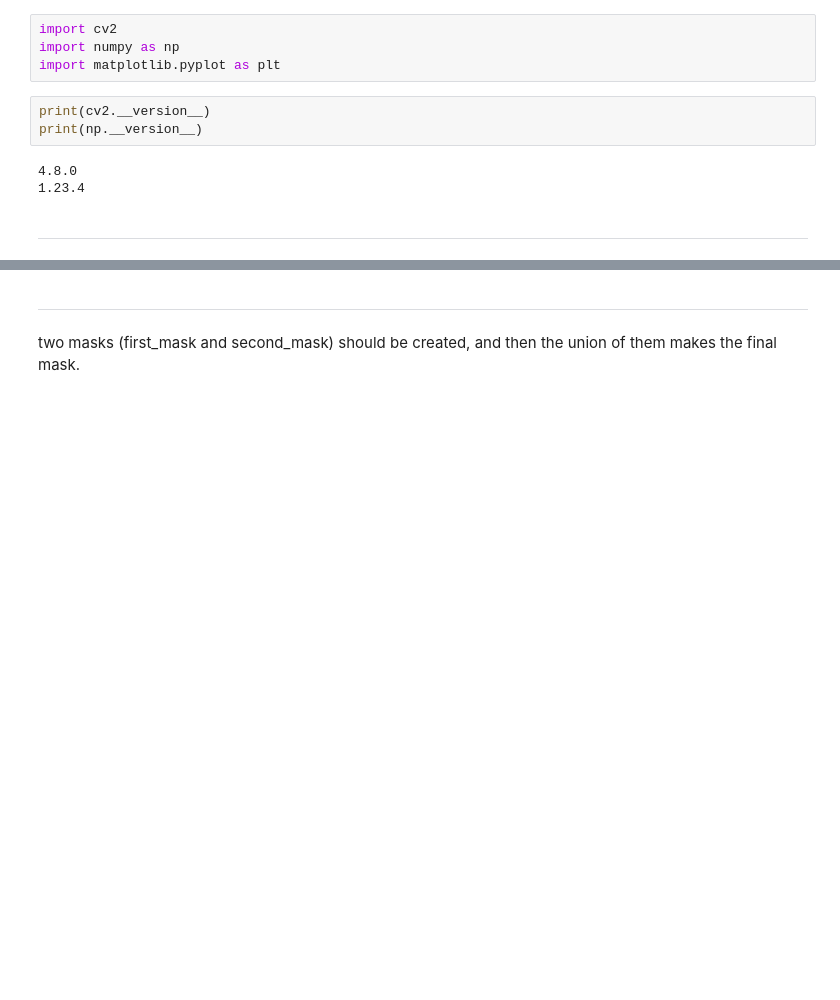
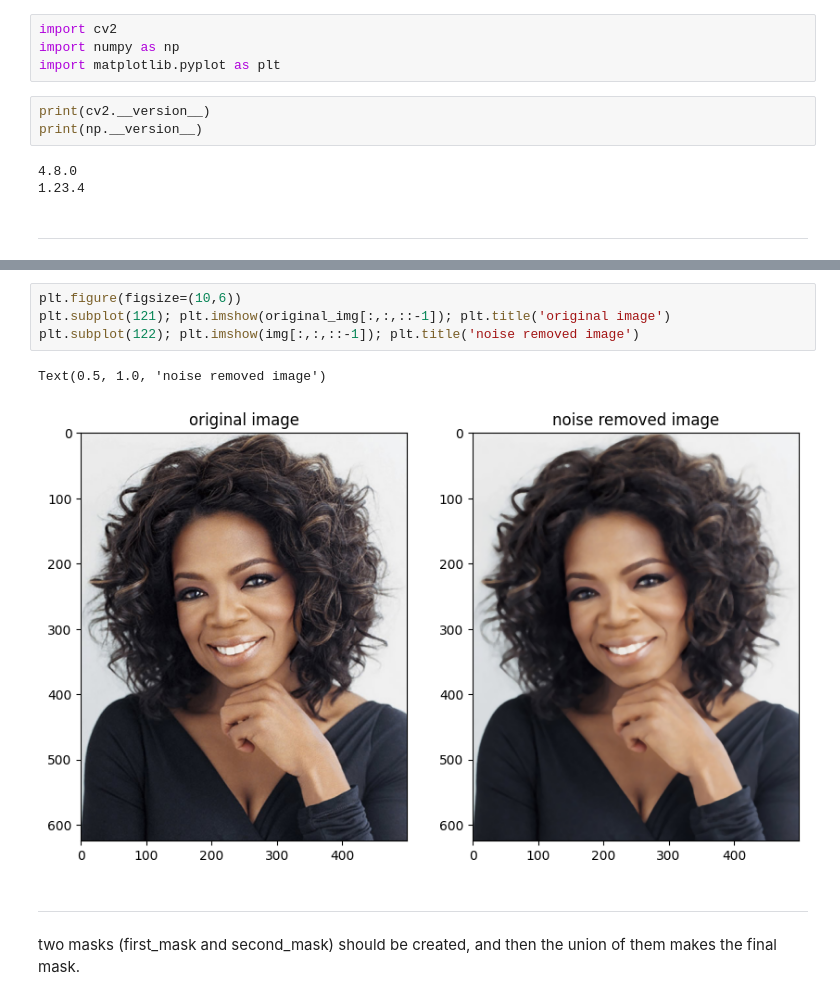
Before and after one commit to MelikaRad/CV_SkinDetection, a Jupyter notebook: CV_SkinDetection.ipynb, the cells around one changed output, grey strips where cells are left out. Saved outputs shown, nothing was run; the diff lists cells and outputs as text; blank space fills up the shorter version.

```diff
--- a/CV_SkinDetection.ipynb
+++ b/CV_SkinDetection.ipynb
@@ -51,3 +54,10 @@ print(bgr.shape, hsv.shape, ycrcb.shape)
+# %%
+plt.figure(figsize=(10,6))
+plt.subplot(121); plt.imshow(original_img[:,:,::-1]); plt.title('original image')
+plt.subplot(122); plt.imshow(img[:,:,::-1]); plt.title('noise removed image')
+# %% [output]
+Text(0.5, 1.0, 'noise removed image')
+[figure, added]
 # %% [markdown]
 ___
 # %% [markdown]
```
Also changed, not shown: parts of 23 cells of this notebook.
